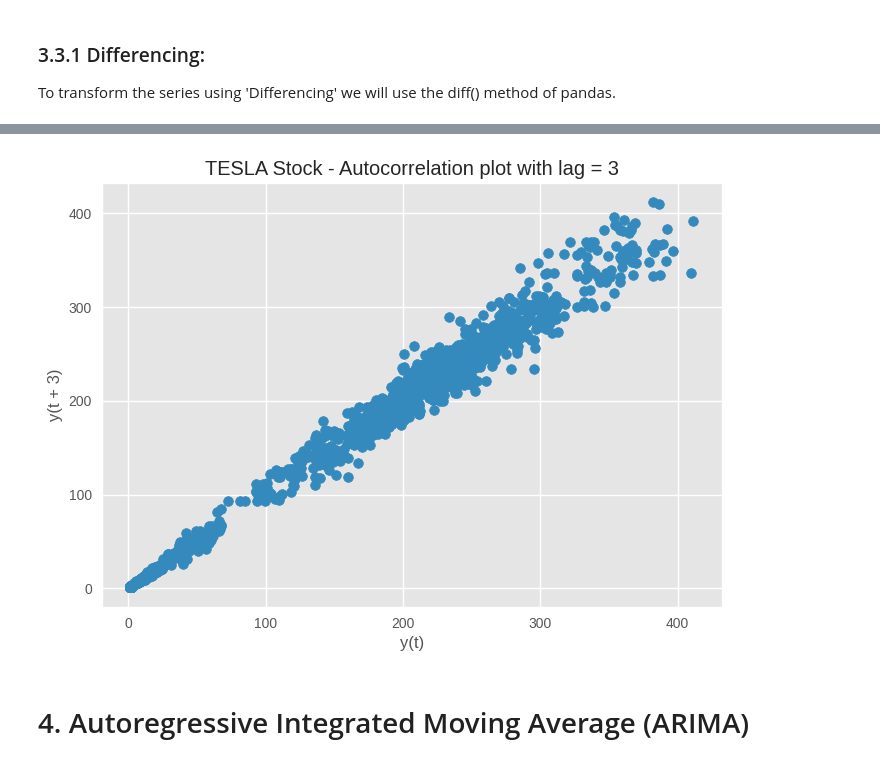
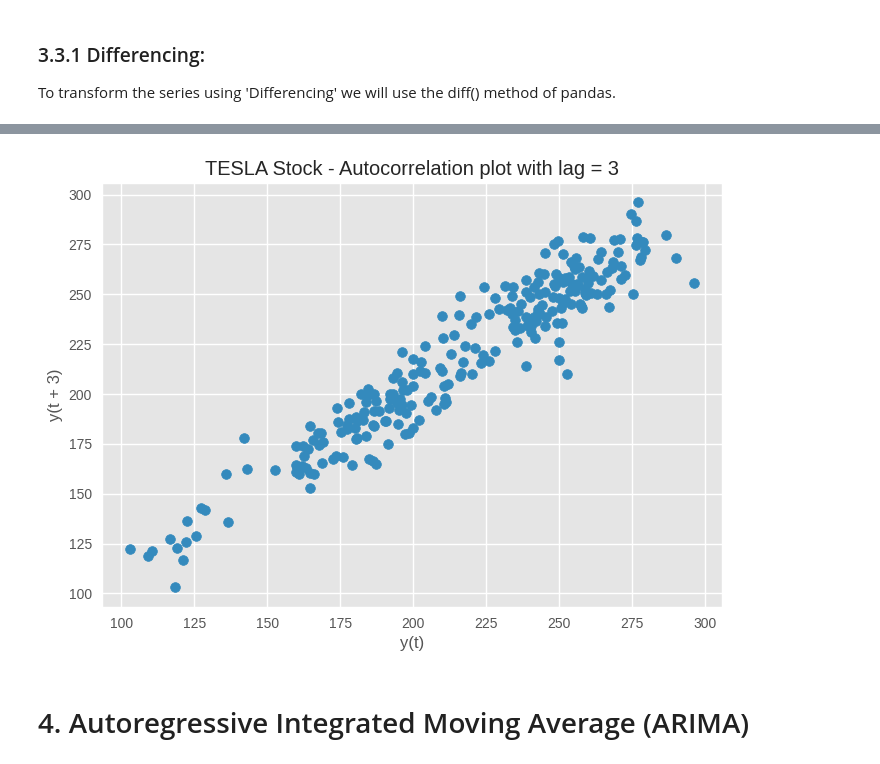
Before and after one commit to Foluwa/mscthesis, a Jupyter notebook: MSCTHESIS.ipynb, the cells around one changed output, grey strips where cells are left out. Saved outputs shown, nothing was run; the diff lists cells and outputs as text; code cells hidden in the pictures.

```diff
--- a/MSCTHESIS.ipynb
+++ b/MSCTHESIS.ipynb
@@ -103,0 +105,9 @@ df_tsla = pd.read_csv(f"{TICKER}.csv")
+# %%
+df.reset_index(inplace=True)
+df['Date'] = pd.to_datetime(df['Date'])
+df.set_index('Date', inplace=True)
+
+# Split the data into training and test sets
+split_date = df.index[int(len(df) * 0.8)]
+train = df[:split_date]
+test = df[split_date:]
@@ -264,0 +246,34 @@ Text(0.5, 1.0, 'Relative Strength Index (RSI)')
+# %%
+# Feature Engineering (including previous features)
+df['Daily_Return'] = df['Close'].pct_change()
+df['Log_Return'] = np.log(df['Close'] / df['Close'].shift(1))
+df['Price_Range'] = (df['High'] - df['Low']) / df['Open']
+df['Volume_Change'] = df['Volume'].pct_change()
+df['MA_10'] = df['Close'].rolling(window=10).mean()
+df['MA_30'] = df['Close'].rolling(window=30).mean()
+df['Volatility'] = df['Daily_Return'].rolling(window=20).std() * np.sqrt(252)
+df['RSI'] = 100 - (100 / (1 + df['Daily_Return'].rolling(14).mean() / abs(df['Daily_Return']).rolling(14).mean()))
+
+# Add Daily Percentage Change
+df['Daily_Pct_Change'] = df['Close'].pct_change() * 100
+
+# Remove rows with NaN values
+df_clean = df.dropna()
+
+# Select features for correlation analysis
+features = ['Daily_Return', 'Log_Return', 'Price_Range', 'Volume_Change', 'MA_10', 'MA_30', 'Volatility', 'RSI', 'Daily_Pct_Change']
+
+# Calculate correlation matrix
+correlation_matrix = df_clean[features].corr()
+
+# Plot correlation heatmap
+plt.figure(figsize=(12, 10))
+sns.heatmap(correlation_matrix, annot=True, cmap='coolwarm', vmin=-1, vmax=1, center=0)
+plt.title('Correlation Heatmap of Engineered Features (including Daily Percentage Change)')
+plt.tight_layout()
+plt.show()
+
+correlation_matrix
+
+# Display the first few rows of the new dataset
+df_clean[features].head()
@@ -565,9 +551,9 @@ def plot_charts(df):
 # %%
 plt.figure()
-lag_plot(df_tsla['Open'], lag=3)
+lag_plot(df['Open'], lag=3)
 plt.title('TESLA Stock - Autocorrelation plot with lag = 3')
 plt.show()
 # %% [output]
-[figure, old version]
+[figure, new version]
 # %% [markdown]
 # 4. Autoregressive Integrated Moving Average (ARIMA)
```
Also changed, not shown: parts of 134 cells of this notebook.
